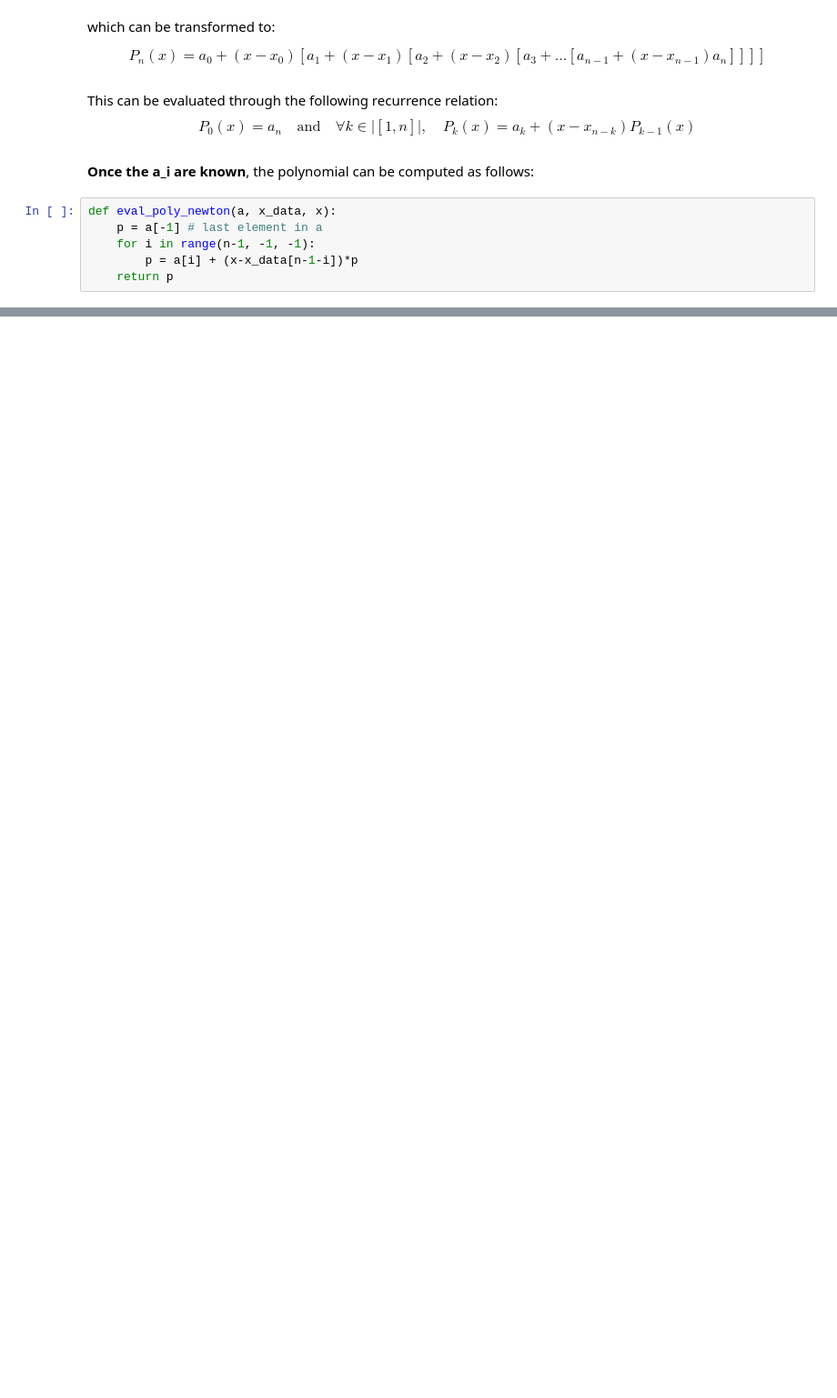
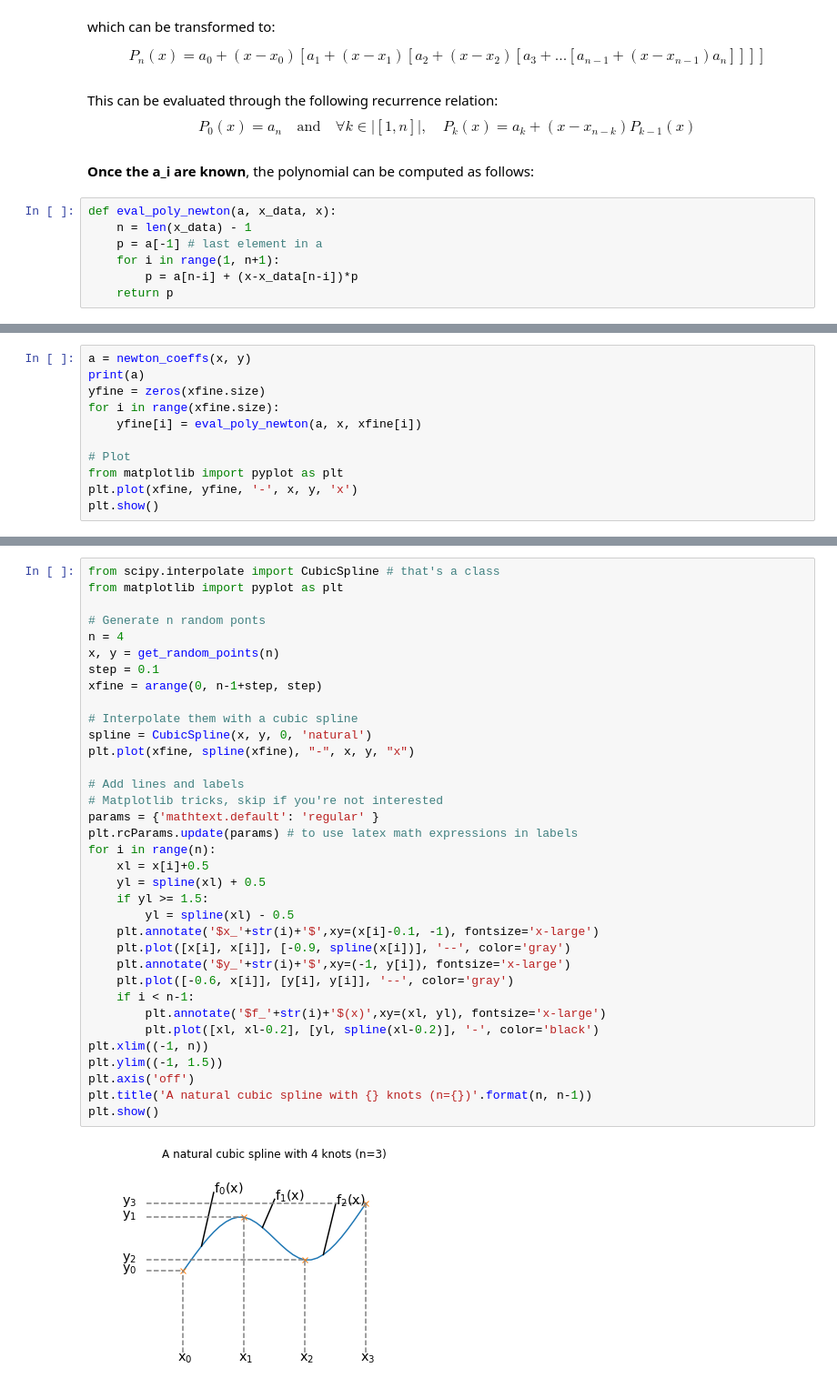
Before and after one commit to tgteacher/numerical-methods, a Jupyter notebook: notebooks/Chapter3.ipynb, the cells around one changed output, grey strips where cells are left out. Shown at 91% size. Saved outputs shown, nothing was run; the diff lists cells and outputs as text; blank space fills up the shorter version.

```diff
--- a/notebooks/Chapter3.ipynb
+++ b/notebooks/Chapter3.ipynb
@@ -240,7 +253,8 @@ $$
 **Once the a_i are known**, the polynomial can be computed as follows:
 # %%
 def eval_poly_newton(a, x_data, x):
+    n = len(x_data) - 1
     p = a[-1] # last element in a
-    for i in range(n-1, -1, -1):
-        p = a[i] + (x-x_data[n-1-i])*p
+    for i in range(1, n+1):
+        p = a[n-i] + (x-x_data[n-i])*p
     return p
@@ -254,0 +315,11 @@ $$
+# %%
+a = newton_coeffs(x, y)
+print(a)
+yfine = zeros(xfine.size)
+for i in range(xfine.size):
+    yfine[i] = eval_poly_newton(a, x, xfine[i])
+
+# Plot
+from matplotlib import pyplot as plt
+plt.plot(xfine, yfine, '-', x, y, 'x')
+plt.show()
@@ -293,0 +367,37 @@ $$
+# %%
+from scipy.interpolate import CubicSpline # that's a class
+from matplotlib import pyplot as plt
+
+# Generate n random ponts
+n = 4
+x, y = get_random_points(n)
+step = 0.1
+xfine = arange(0, n-1+step, step)
+
+# Interpolate them with a cubic spline
+spline = CubicSpline(x, y, 0, 'natural')
+plt.plot(xfine, spline(xfine), "-", x, y, "x")
+
+# Add lines and labels
+# Matplotlib tricks, skip if you're not interested
+params = {'mathtext.default': 'regular' }
+plt.rcParams.update(params) # to use latex math expressions in labels
+for i in range(n):
+    xl = x[i]+0.5
+    yl = spline(xl) + 0.5
+    if yl >= 1.5:
+        yl = spline(xl) - 0.5
+    plt.annotate('$x_'+str(i)+'$',xy=(x[i]-0.1, -1), fontsize='x-large')
+    plt.plot([x[i], x[i]], [-0.9, spline(x[i])], '--', color='gray')
+    plt.annotate('$y_'+str(i)+'$',xy=(-1, y[i]), fontsize='x-large')
+    plt.plot([-0.6, x[i]], [y[i], y[i]], '--', color='gray')
+    if i < n-1:
+        plt.annotate('$f_'+str(i)+'$(x)',xy=(xl, yl), fontsize='x-large')
+        plt.plot([xl, xl-0.2], [yl, spline(xl-0.2)], '-', color='black')
+plt.xlim((-1, n))
+plt.ylim((-1, 1.5))
+plt.axis('off')
+plt.title('A natural cubic spline with {} knots (n={})'.format(n, n-1))
+plt.show()
+# %% [output]
+[figure, added]
```
Also changed, not shown: parts of 48 cells of this notebook.
